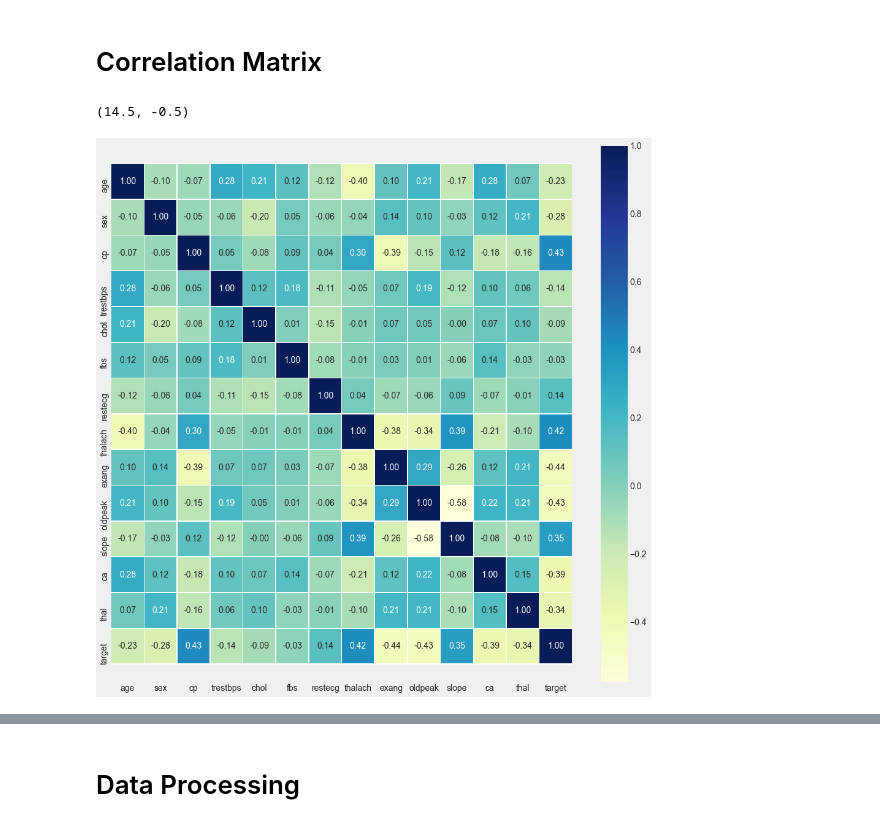
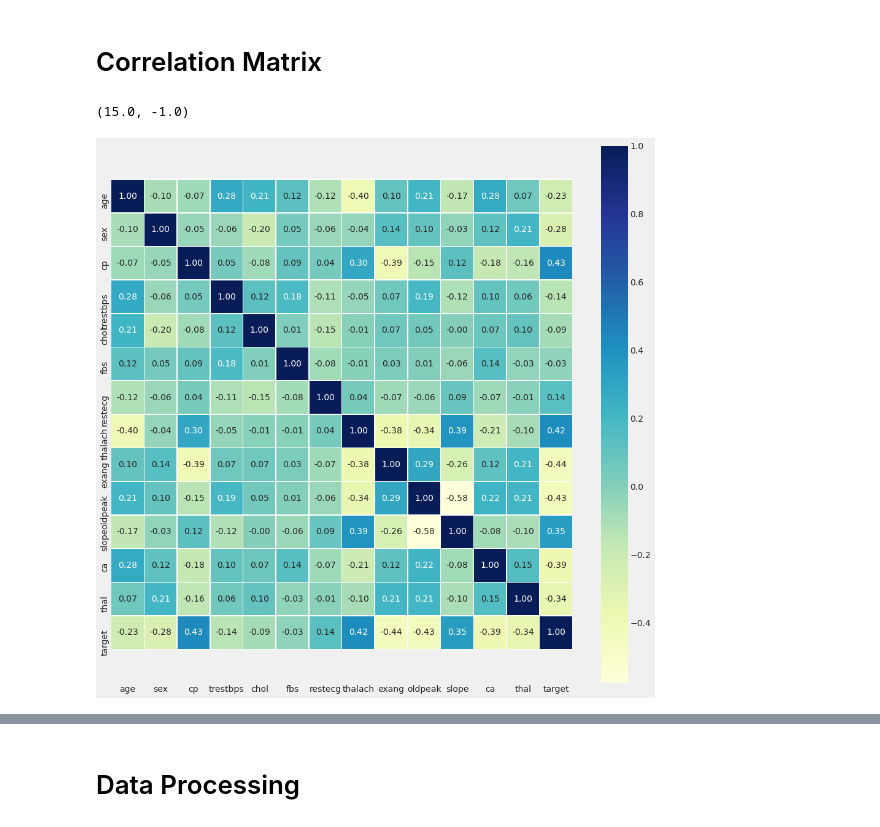
Before and after one commit to tharun634/Heart-Disease-Analysis, a Jupyter notebook: IT204Proj.ipynb, the cells around one changed output, grey strips where cells are left out. Cells and saved outputs as stored; diff of their text form; code cells hidden in the pictures.

```diff
--- a/IT204Proj.ipynb
+++ b/IT204Proj.ipynb
@@ -169,16 +125,12 @@ plt.legend(["Disease", "No Disease"]);
 # %%
 # Let's make our correlation matrix a little prettier
 corr_matrix = df.corr()
 fig, ax = plt.subplots(figsize=(15, 15))
-ax = sns.heatmap(corr_matrix,
-                 annot=True,
-                 linewidths=0.5,
-                 fmt=".2f",
-                 cmap="YlGnBu");
+ax = sns.heatmap(corr_matrix,annot=True,linewidths=0.5,fmt=".2f",cmap="YlGnBu");
 bottom, top = ax.get_ylim()
-ax.set_ylim(bottom + 0.5, top - 0.5)
+ax.set_ylim(bottom + 1.0, top - 1.0)
 # %% [output]
-(14.5, -0.5)
+(15.0, -1.0)
-[figure, old version]
+[figure, new version]
 # %%
 df.drop('target', axis=1).corrwith(df.target).plot(kind='bar', grid=True, figsize=(12, 8),
```
Also changed, not shown: parts of 22 cells of this notebook.
